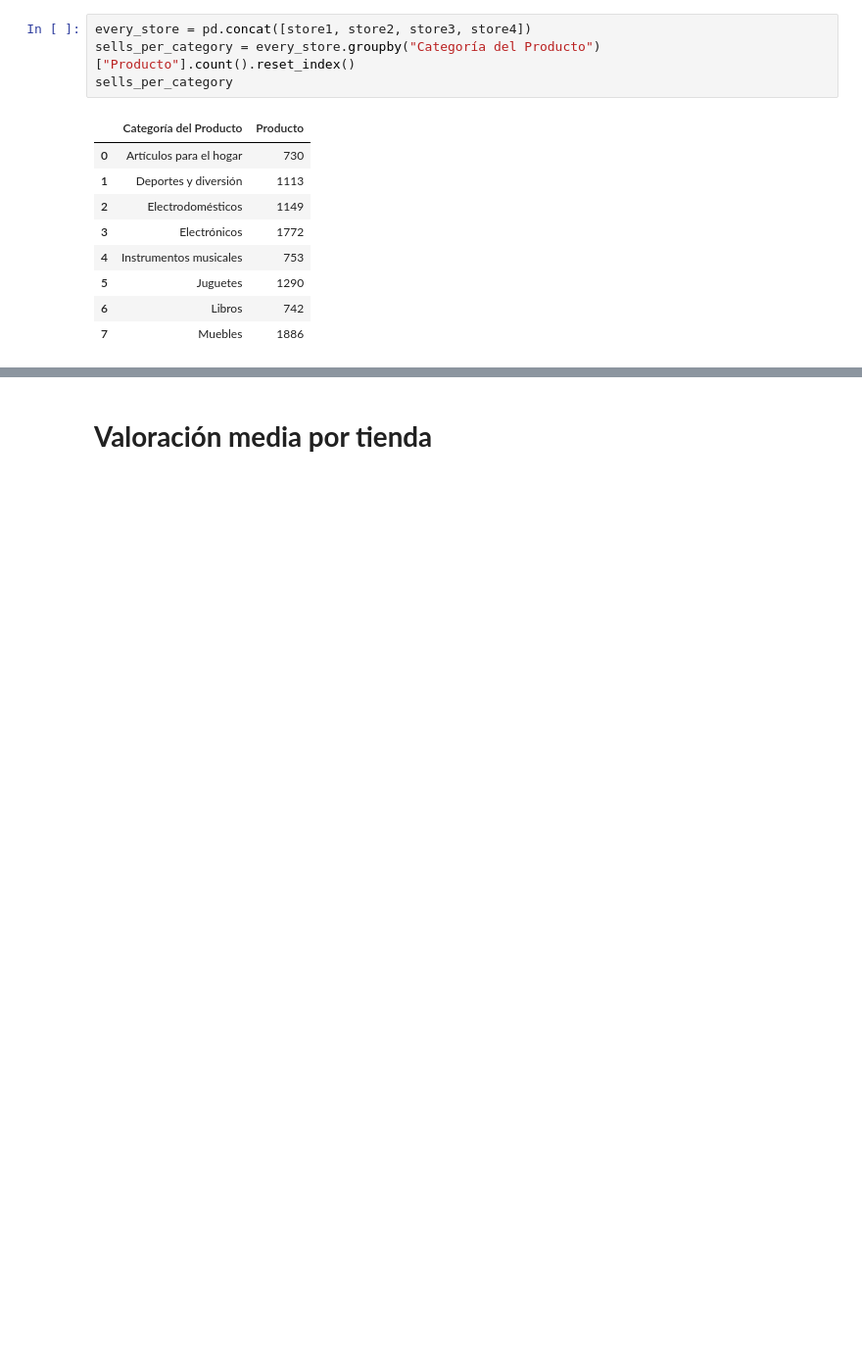
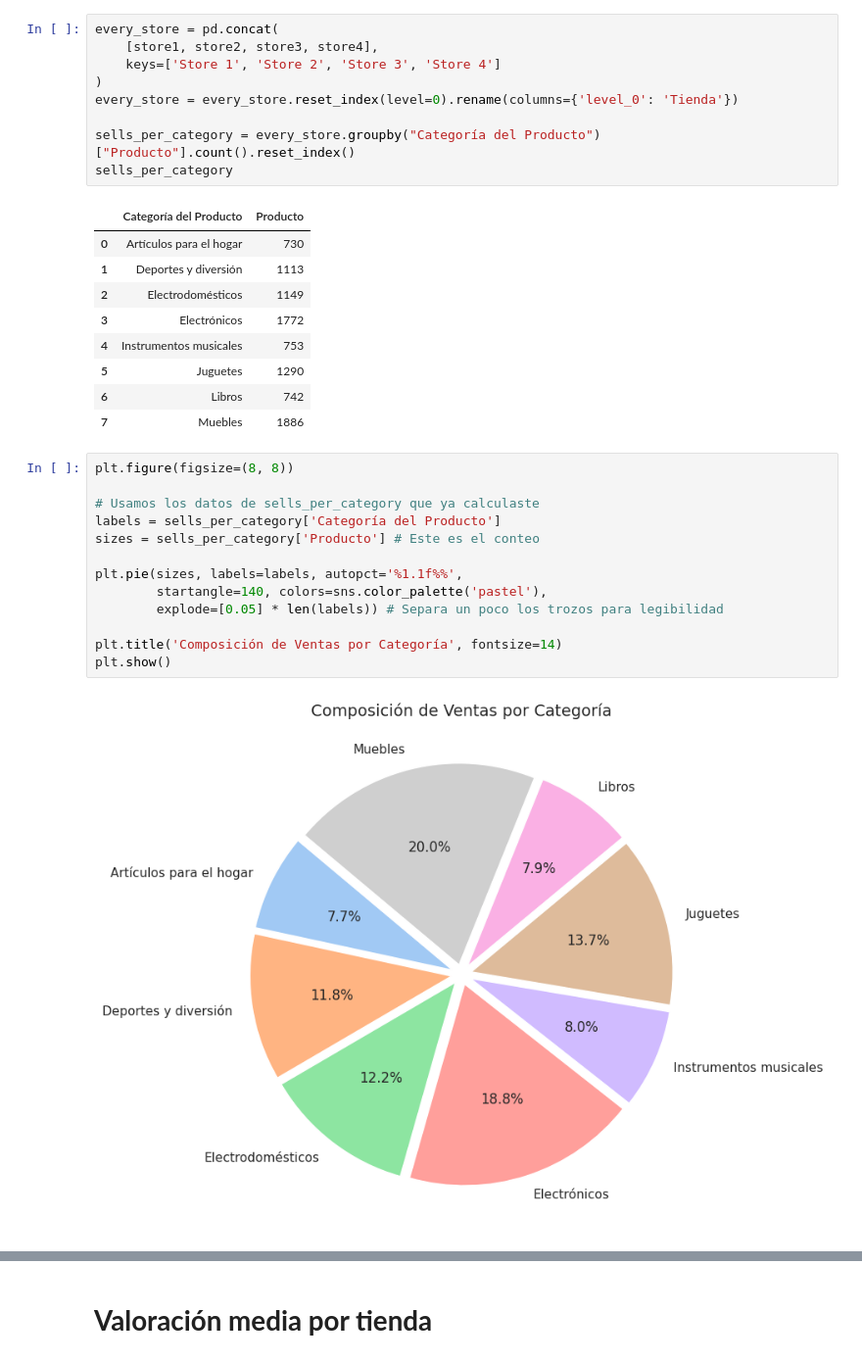
Before and after one commit to DayraGL/Alura_Store, a Jupyter notebook: Challenge_Alura_Store.ipynb, the cells around one changed output, grey strips where cells are left out. Shown at 98% size. Saved outputs shown, nothing was run; the diff lists cells and outputs as text; blank space fills up the shorter version.

```diff
--- a/Challenge_Alura_Store.ipynb
+++ b/Challenge_Alura_Store.ipynb
@@ -134,7 +135,12 @@ plt.show()
 # %% [markdown]
 # **Ventas por categoría**
 # %%
-every_store = pd.concat([store1, store2, store3, store4])
+every_store = pd.concat(
+    [store1, store2, store3, store4],
+    keys=['Store 1', 'Store 2', 'Store 3', 'Store 4']
+)
+every_store = every_store.reset_index(level=0).rename(columns={'level_0': 'Tienda'})
+
 sells_per_category = every_store.groupby("Categoría del Producto")["Producto"].count().reset_index()
 sells_per_category
 # %% [output]
@@ -147,4 +153,19 @@ sells_per_category
 | 5 | Juguetes | 1290 |
 | 6 | Libros | 742 |
 | 7 | Muebles | 1886 |
+# %%
+plt.figure(figsize=(8, 8))
+
+# Usamos los datos de sells_per_category que ya calculaste
+labels = sells_per_category['Categoría del Producto']
+sizes = sells_per_category['Producto'] # Este es el conteo
+
+plt.pie(sizes, labels=labels, autopct='%1.1f%%',
+        startangle=140, colors=sns.color_palette('pastel'),
+        explode=[0.05] * len(labels)) # Separa un poco los trozos para legibilidad
+
+plt.title('Composición de Ventas por Categoría', fontsize=14)
+plt.show()
+# %% [output]
+[figure, added]
 # %%
```
Also changed, not shown: parts of 14 cells of this notebook.
